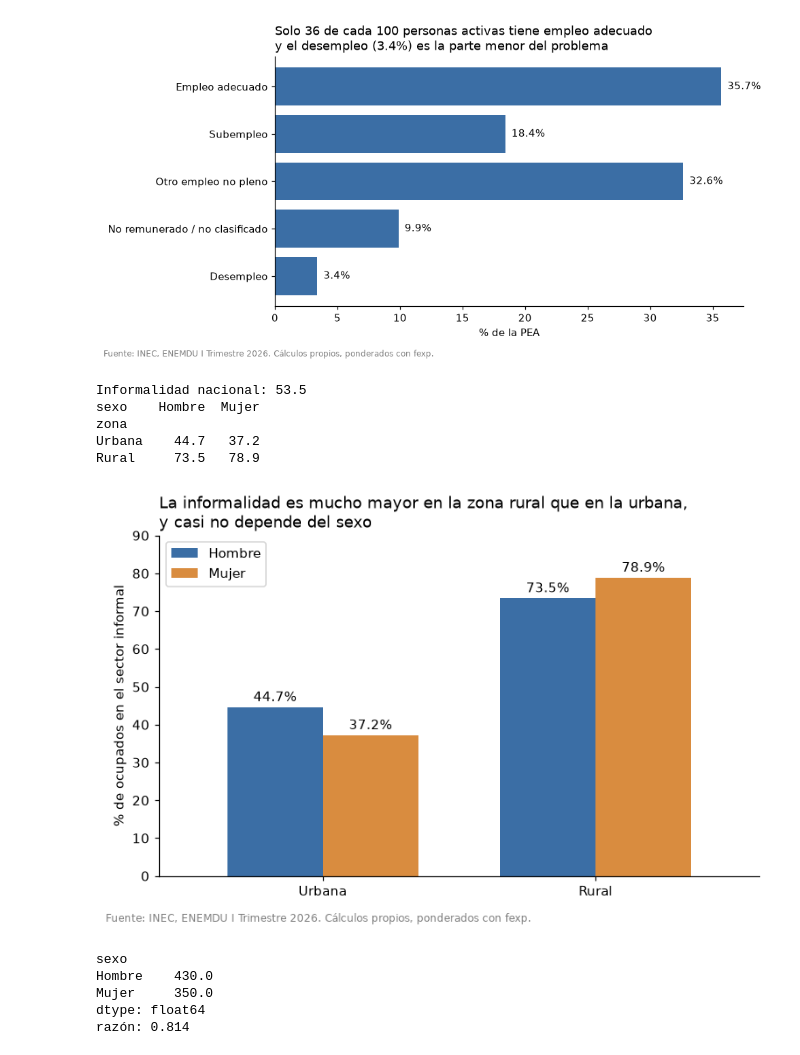
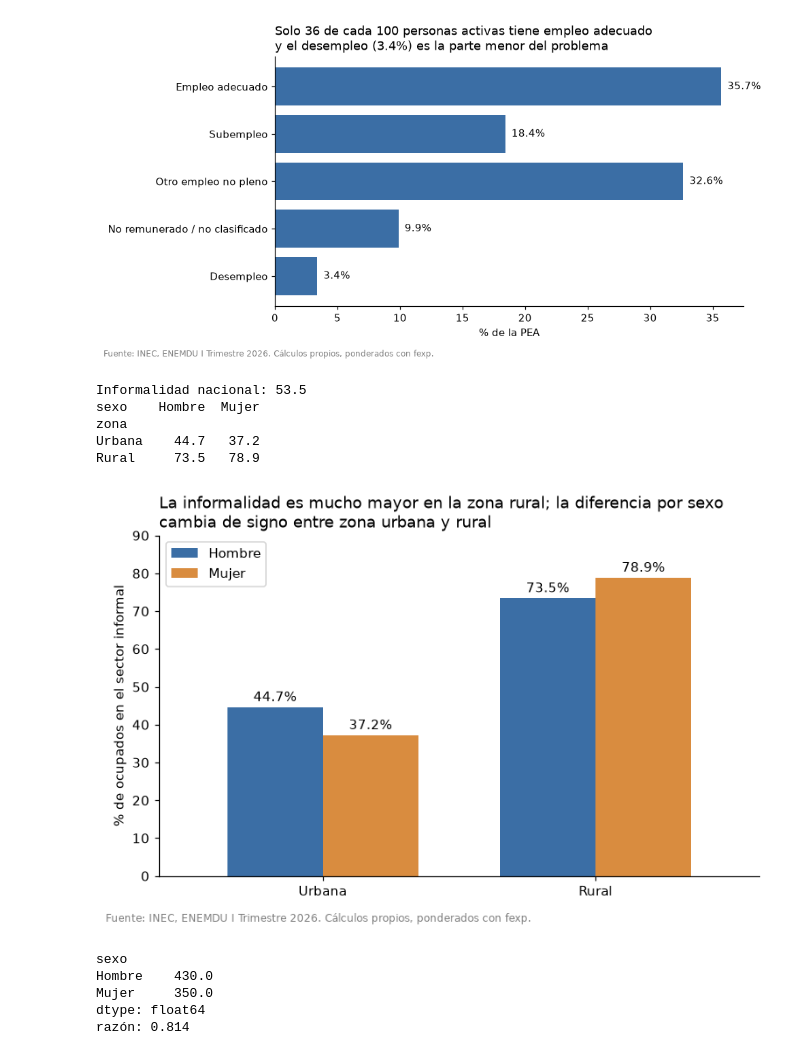
Before and after one commit to andreslojan/enemdu-mercado-laboral, a Jupyter notebook: notebooks/04_descriptivo.ipynb, the cells around one changed output. Saved outputs shown, nothing was run; the diff lists cells and outputs as text; code cells hidden in the pictures.

Commit message:
feat: first descriptive charts; fix informality chart title

```diff
--- a/notebooks/04_descriptivo.ipynb
+++ b/notebooks/04_descriptivo.ipynb
@@ -64,34 +64,34 @@ Name: fexp, dtype: float64
 # %%
 # Informalidad por zona y sexo
 
 oc = df[df["informal"].notna()].copy()
 oc["w_inf"] = oc["informal"] * oc["fexp"]
 
 print("Informalidad nacional:", round(100 * oc["w_inf"].sum() / oc["fexp"].sum(), 1))   # debe dar 53.5
 
 g = oc.groupby(["zona", "sexo"])[["w_inf", "fexp"]].sum()
 res = (100 * g["w_inf"] / g["fexp"]).unstack().reindex(["Urbana", "Rural"])
 print(res.round(1))
 
 ax = res.plot(kind="bar", figsize=(7, 4.5), color=["#3b6ea5", "#d98c3f"], rot=0, width=0.7)
 for c in ax.containers:
     ax.bar_label(c, fmt="%.1f%%", padding=2)
 ax.set_ylabel("% de ocupados en el sector informal")
 ax.set_xlabel("")
 ax.set_ylim(0, 90)
-ax.set_title("La informalidad es mucho mayor en la zona rural que en la urbana,\n"
-             "y casi no depende del sexo", loc="left")
+ax.set_title("La informalidad es mucho mayor en la zona rural; la diferencia por sexo\n"
+             "cambia de signo entre zona urbana y rural", loc="left")
 ax.legend(title="")
 plt.gcf().text(0.01, -0.02, FUENTE, fontsize=8, color="gray")
 plt.tight_layout()
 plt.savefig("../reports/figures/02_informalidad_zona_sexo.png", dpi=150, bbox_inches="tight")
 # %% [output]
 Informalidad nacional: 53.5
 sexo    Hombre  Mujer
 zona
 Urbana    44.7   37.2
 Rural     73.5   78.9
-[figure, old version]
+[figure, new version]
 # %%
 # Brecha de ingresos por sexo
 
```
Also changed, not shown: 2 other files.
